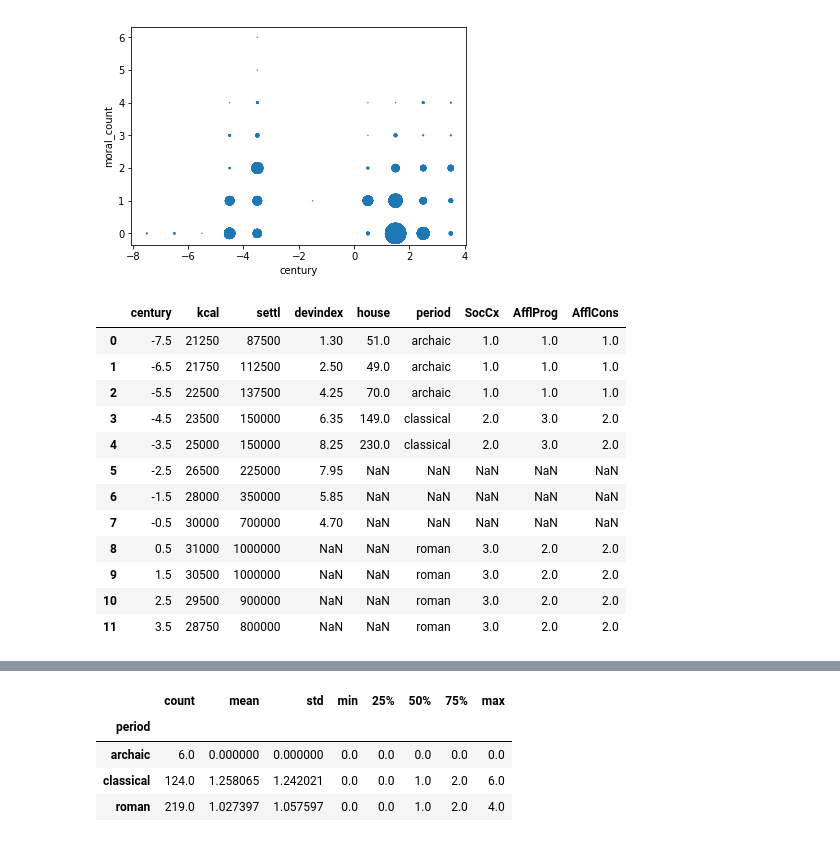
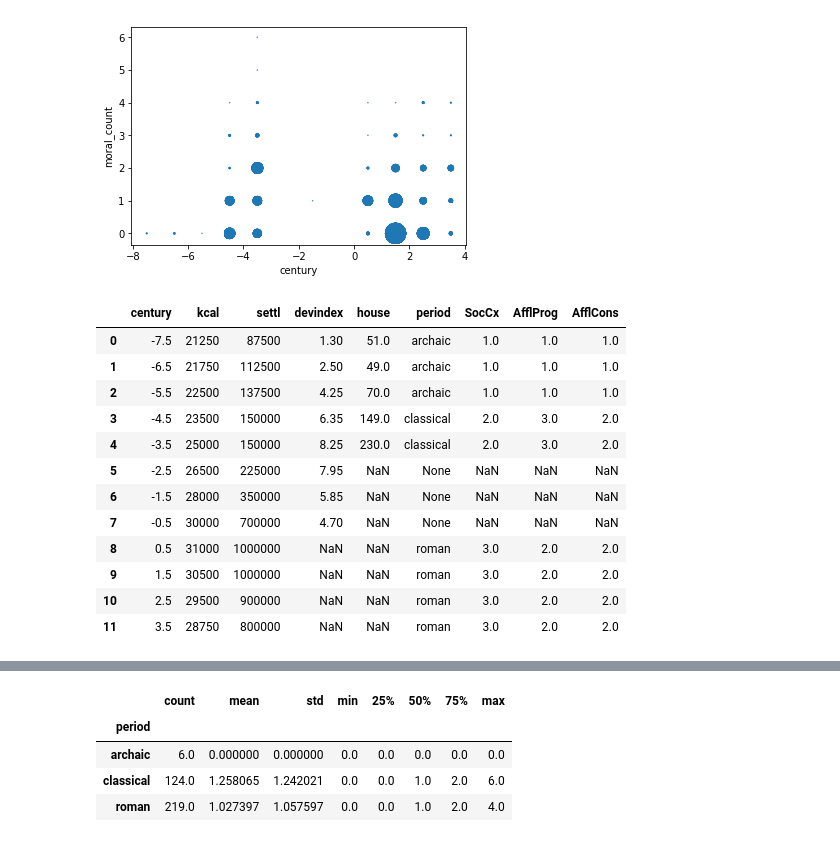
Before and after one commit to kasev/distancni-cteni, a Jupyter notebook: distancni-cteni.ipynb, the cells around one changed output, grey strips where cells are left out. Cells and saved outputs as stored; diff of their text form; code cells hidden in the pictures.

```diff
--- a/distancni-cteni.ipynb
+++ b/distancni-cteni.ipynb
@@ -1986,23 +1664,23 @@ LG_data_results.plot.scatter(x="century", y="moral_count", s=(LG_data_results["l
 # %% [output]
 <matplotlib.axes._subplots.AxesSubplot at 0x...>
 [figure]
-# %%
-proxies_df = get_as_dataframe(sh.worksheet("INPUT_proxies"))
-proxies_df
-# %% [output]
-|  | century | kcal | settl | devindex | house | period | SocCx | AfflProg | AfflCons |
-| 0 | -7.5 | 21250 | 87500 | 1.30 | 51.0 | archaic | 1.0 | 1.0 | 1.0 |
-| 1 | -6.5 | 21750 | 112500 | 2.50 | 49.0 | archaic | 1.0 | 1.0 | 1.0 |
-| 2 | -5.5 | 22500 | 137500 | 4.25 | 70.0 | archaic | 1.0 | 1.0 | 1.0 |
-| 3 | -4.5 | 23500 | 150000 | 6.35 | 149.0 | classical | 2.0 | 3.0 | 2.0 |
-| 4 | -3.5 | 25000 | 150000 | 8.25 | 230.0 | classical | 2.0 | 3.0 | 2.0 |
-| 5 | -2.5 | 26500 | 225000 | 7.95 | NaN | NaN | NaN | NaN | NaN |
-| 6 | -1.5 | 28000 | 350000 | 5.85 | NaN | NaN | NaN | NaN | NaN |
-| 7 | -0.5 | 30000 | 700000 | 4.70 | NaN | NaN | NaN | NaN | NaN |
-| 8 | 0.5 | 31000 | 1000000 | NaN | NaN | roman | 3.0 | 2.0 | 2.0 |
-| 9 | 1.5 | 30500 | 1000000 | NaN | NaN | roman | 3.0 | 2.0 | 2.0 |
-| 10 | 2.5 | 29500 | 900000 | NaN | NaN | roman | 3.0 | 2.0 | 2.0 |
-| 11 | 3.5 | 28750 | 800000 | NaN | NaN | roman | 3.0 | 2.0 | 2.0 |
+# %%
+proxies_df = sddk.read_file("https://sciencedata.dk/shared/2f7a60617c9171d2990a45902c6b1762?download", "df")
+proxies_df
+# %% [output]
+|  | century | kcal | settl | devindex | house | period | SocCx | AfflProg | AfflCons |
+| 0 | -7.5 | 21250 | 87500 | 1.30 | 51.0 | archaic | 1.0 | 1.0 | 1.0 |
+| 1 | -6.5 | 21750 | 112500 | 2.50 | 49.0 | archaic | 1.0 | 1.0 | 1.0 |
+| 2 | -5.5 | 22500 | 137500 | 4.25 | 70.0 | archaic | 1.0 | 1.0 | 1.0 |
+| 3 | -4.5 | 23500 | 150000 | 6.35 | 149.0 | classical | 2.0 | 3.0 | 2.0 |
+| 4 | -3.5 | 25000 | 150000 | 8.25 | 230.0 | classical | 2.0 | 3.0 | 2.0 |
+| 5 | -2.5 | 26500 | 225000 | 7.95 | NaN | None | NaN | NaN | NaN |
+| 6 | -1.5 | 28000 | 350000 | 5.85 | NaN | None | NaN | NaN | NaN |
+| 7 | -0.5 | 30000 | 700000 | 4.70 | NaN | None | NaN | NaN | NaN |
+| 8 | 0.5 | 31000 | 1000000 | NaN | NaN | roman | 3.0 | 2.0 | 2.0 |
+| 9 | 1.5 | 30500 | 1000000 | NaN | NaN | roman | 3.0 | 2.0 | 2.0 |
+| 10 | 2.5 | 29500 | 900000 | NaN | NaN | roman | 3.0 | 2.0 | 2.0 |
+| 11 | 3.5 | 28750 | 800000 | NaN | NaN | roman | 3.0 | 2.0 | 2.0 |
 # %%
 LG_data_results = LG_data_results.merge(proxies_df, on="century")
 LG_data_results.head(3)
```
Also changed, not shown: parts of 60 cells of this notebook, 3 other files.
